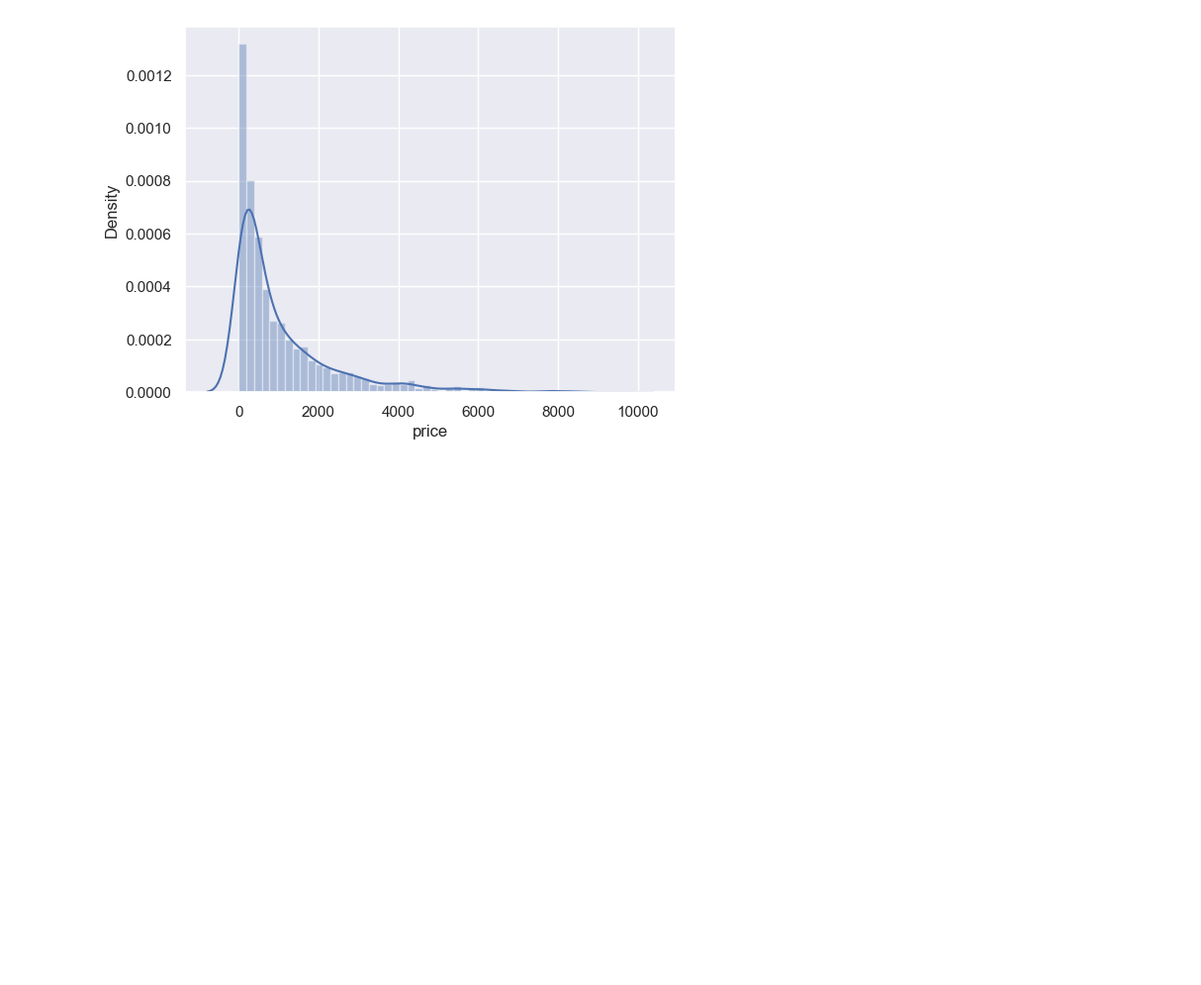
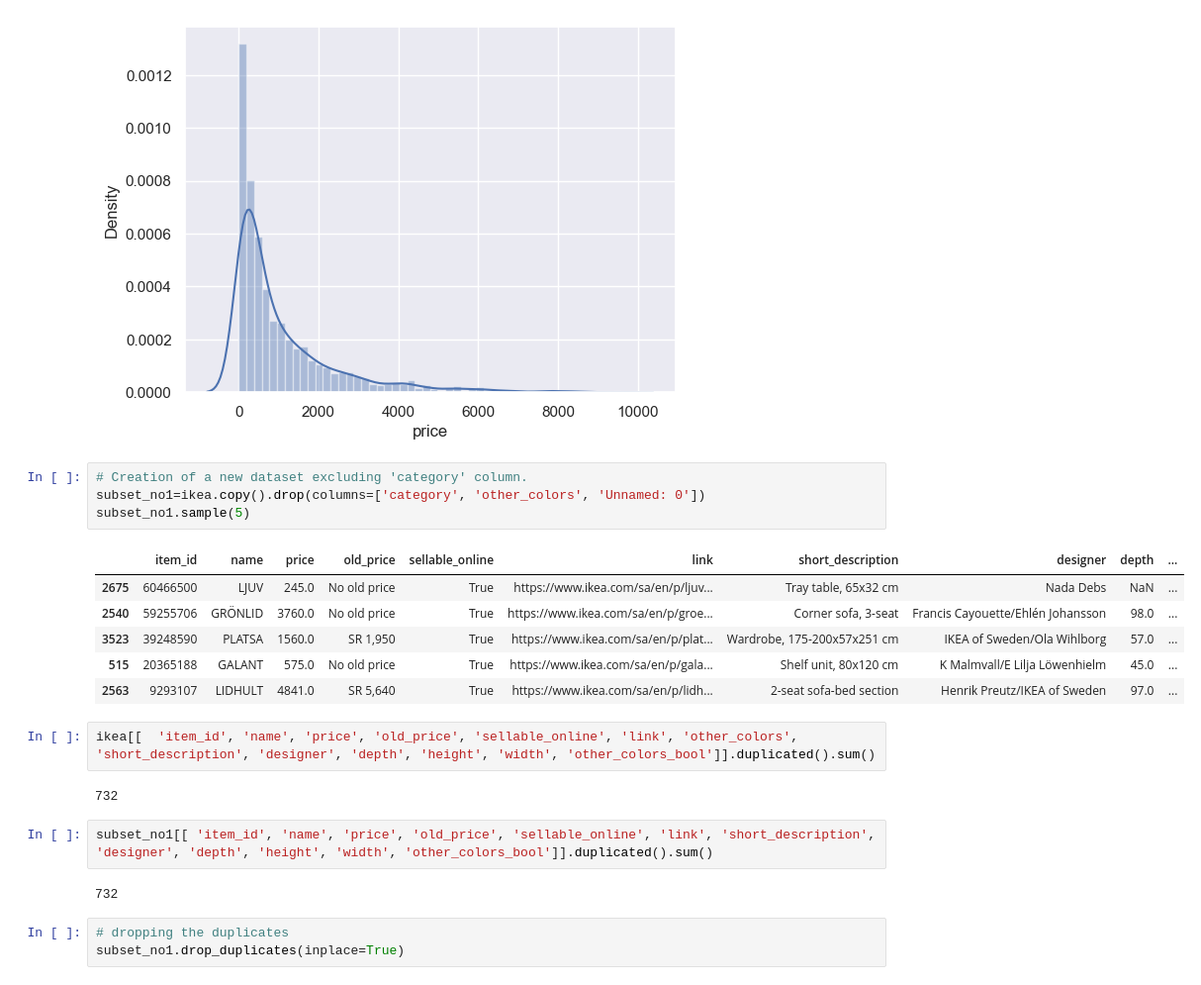
Before and after one commit to MarinaYurchenko/Python-Step-Project, a Jupyter notebook: Python Step project/Step.ipynb, the cells around one changed output. Shown at 99% size. Drawn from its saved outputs; the diff is of its cells as text; blank space fills up the shorter version.

Commit message:
work on duplicates

```diff
--- a/Python Step project/Step.ipynb
+++ b/Python Step project/Step.ipynb
@@ -280,3 +281,25 @@ sns.kdeplot(data=ikea, x="price", hue="sellable_online")
 sns.distplot(ikea['price']);
 # %% [output]
 [figure]
+# %%
+# Creation of a new dataset excluding 'category' column.
+subset_no1=ikea.copy().drop(columns=['category', 'other_colors', 'Unnamed: 0'])
+subset_no1.sample(5)
+# %% [output]
+|  | item_id | name | price | old_price | sellable_online | link | short_description | designer | depth | ... |
+| 2675 | 60466500 | LJUV | 245.0 | No old price | True | https://www.ikea.com/sa/en/p/ljuv... | Tray table, 65x32 cm | Nada Debs | NaN | ... |
+| 2540 | 59255706 | GRÖNLID | 3760.0 | No old price | True | https://www.ikea.com/sa/en/p/groe... | Corner sofa, 3-seat | Francis Cayouette/Ehlén Johansson | 98.0 | ... |
+| 3523 | 39248590 | PLATSA | 1560.0 | SR 1,950 | True | https://www.ikea.com/sa/en/p/plat... | Wardrobe, 175-200x57x251 cm | IKEA of Sweden/Ola Wihlborg | 57.0 | ... |
+| 515 | 20365188 | GALANT | 575.0 | No old price | True | https://www.ikea.com/sa/en/p/gala... | Shelf unit, 80x120 cm | K Malmvall/E Lilja Löwenhielm | 45.0 | ... |
+| 2563 | 9293107 | LIDHULT | 4841.0 | SR 5,640 | True | https://www.ikea.com/sa/en/p/lidh... | 2-seat sofa-bed section | Henrik Preutz/IKEA of Sweden | 97.0 | ... |
+# %%
+ikea[[  'item_id', 'name', 'price', 'old_price', 'sellable_online', 'link', 'other_colors', 'short_description', 'designer', 'depth', 'height', 'width', 'other_colors_bool']].duplicated().sum()
+# %% [output]
+732
+# %%
+subset_no1[[ 'item_id',	'name',	'price', 'old_price', 'sellable_online', 'link', 'short_description', 'designer', 'depth', 'height', 'width', 'other_colors_bool']].duplicated().sum()
+# %% [output]
+732
+# %%
+# dropping the duplicates
+subset_no1.drop_duplicates(inplace=True)
```
Also changed, not shown: parts of 4 cells of this notebook.
